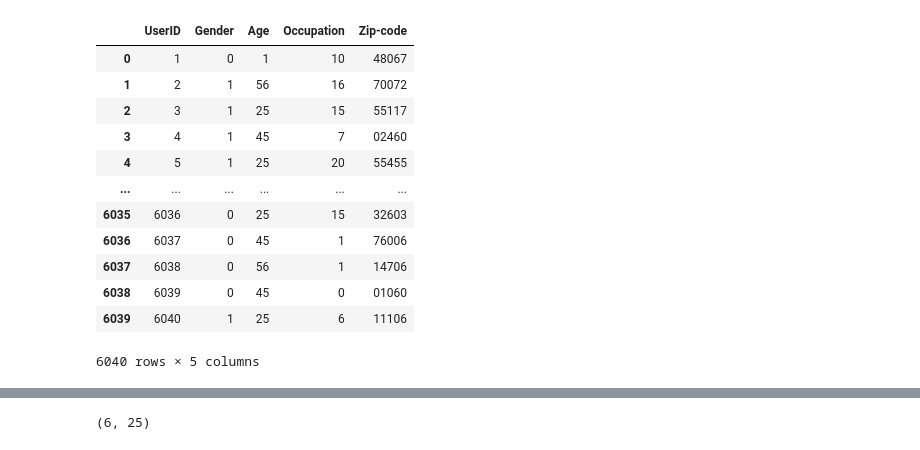
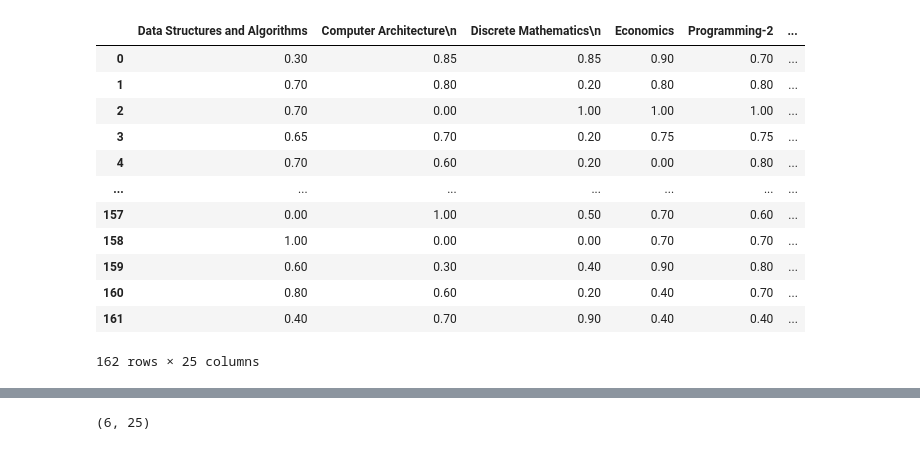
Before and after one commit to NetradeepakC/RecSysProject, a Jupyter notebook: main_SVD_KMeans.ipynb, the cells around one changed output, grey strips where cells are left out. Drawn from its saved outputs; the diff is of its cells as text; code cells hidden in the pictures.

Commit message:
Preprocessing 2.0

```diff
--- a/main_SVD_KMeans.ipynb
+++ b/main_SVD_KMeans.ipynb
@@ -13,7 +13,6 @@ import matplotlib.pyplot as plt
 import random
 import math
 import scipy
-from sklearn.preprocessing import MinMaxScaler, LabelEncoder
+from sklearn.preprocessing import MinMaxScaler
 from Kmeans import *
 %matplotlib inline
-pd.options.display.max_rows = 4000
@@ -37,27 +19,23 @@ df
-# %%
-le=LabelEncoder()
-df['Gender']=le.fit_transform(df['Gender'])
-df
-# %% [output]
-|  | UserID | Gender | Age | Occupation | Zip-code |
-| 0 | 1 | 0 | 1 | 10 | 48067 |
-| 1 | 2 | 1 | 56 | 16 | 70072 |
-| 2 | 3 | 1 | 25 | 15 | 55117 |
-| 3 | 4 | 1 | 45 | 7 | 02460 |
-| 4 | 5 | 1 | 25 | 20 | 55455 |
-| ... | ... | ... | ... | ... | ... |
-| 6035 | 6036 | 0 | 25 | 15 | 32603 |
-| 6036 | 6037 | 0 | 45 | 1 | 76006 |
-| 6037 | 6038 | 0 | 56 | 1 | 14706 |
-| 6038 | 6039 | 0 | 45 | 0 | 01060 |
-| 6039 | 6040 | 1 | 25 | 6 | 11106 |
-6040 rows × 5 columns
 # %%
-# random_state = 42
-# df=pd.read_excel('Course Recommendation System.xlsx')
-# df.fillna(df.mean(skipna=True),inplace=True)
-# df=df.drop(['ID','Start time','Completion time','Email','Name','Name(not mandatory)\n' ], axis=1)
-# df['mean'] = df.mean(axis=0,skipna=True,numeric_only=True)
-# df = df.apply(lambda x : x.fillna(x.mean()),axis=0)
-# df.drop(axis="columns",labels=["mean"],inplace=True)
-# df
+random_state = 42
+df=pd.read_excel('Course Recommendation System.xlsx')
+df.fillna(df.mean(skipna=True),inplace=True)
+df=df.drop(['ID','Start time','Completion time','Email','Name','Name(not mandatory)\n' ], axis=1)
+df['mean'] = df.mean(axis=0,skipna=True,numeric_only=True)
+df = df.apply(lambda x : x.fillna(x.mean()),axis=0)
+df.drop(axis="columns",labels=["mean"],inplace=True)
+df
+# %% [output]
+|  | Data Structures and Algorithms | Computer Architecture\n | Discrete Mathematics\n | Economics | Programming-2 | ... |
+| 0 | 0.30 | 0.85 | 0.85 | 0.90 | 0.70 | ... |
+| 1 | 0.70 | 0.80 | 0.20 | 0.80 | 0.80 | ... |
+| 2 | 0.70 | 0.00 | 1.00 | 1.00 | 1.00 | ... |
+| 3 | 0.65 | 0.70 | 0.20 | 0.75 | 0.75 | ... |
+| 4 | 0.70 | 0.60 | 0.20 | 0.00 | 0.80 | ... |
+| ... | ... | ... | ... | ... | ... | ... |
+| 157 | 0.00 | 1.00 | 0.50 | 0.70 | 0.60 | ... |
+| 158 | 1.00 | 0.00 | 0.00 | 0.70 | 0.70 | ... |
+| 159 | 0.60 | 0.30 | 0.40 | 0.90 | 0.80 | ... |
+| 160 | 0.80 | 0.60 | 0.20 | 0.40 | 0.70 | ... |
+| 161 | 0.40 | 0.70 | 0.90 | 0.40 | 0.40 | ... |
+162 rows × 25 columns
```
Also changed, not shown: parts of 32 cells of this notebook, 3 other files.
